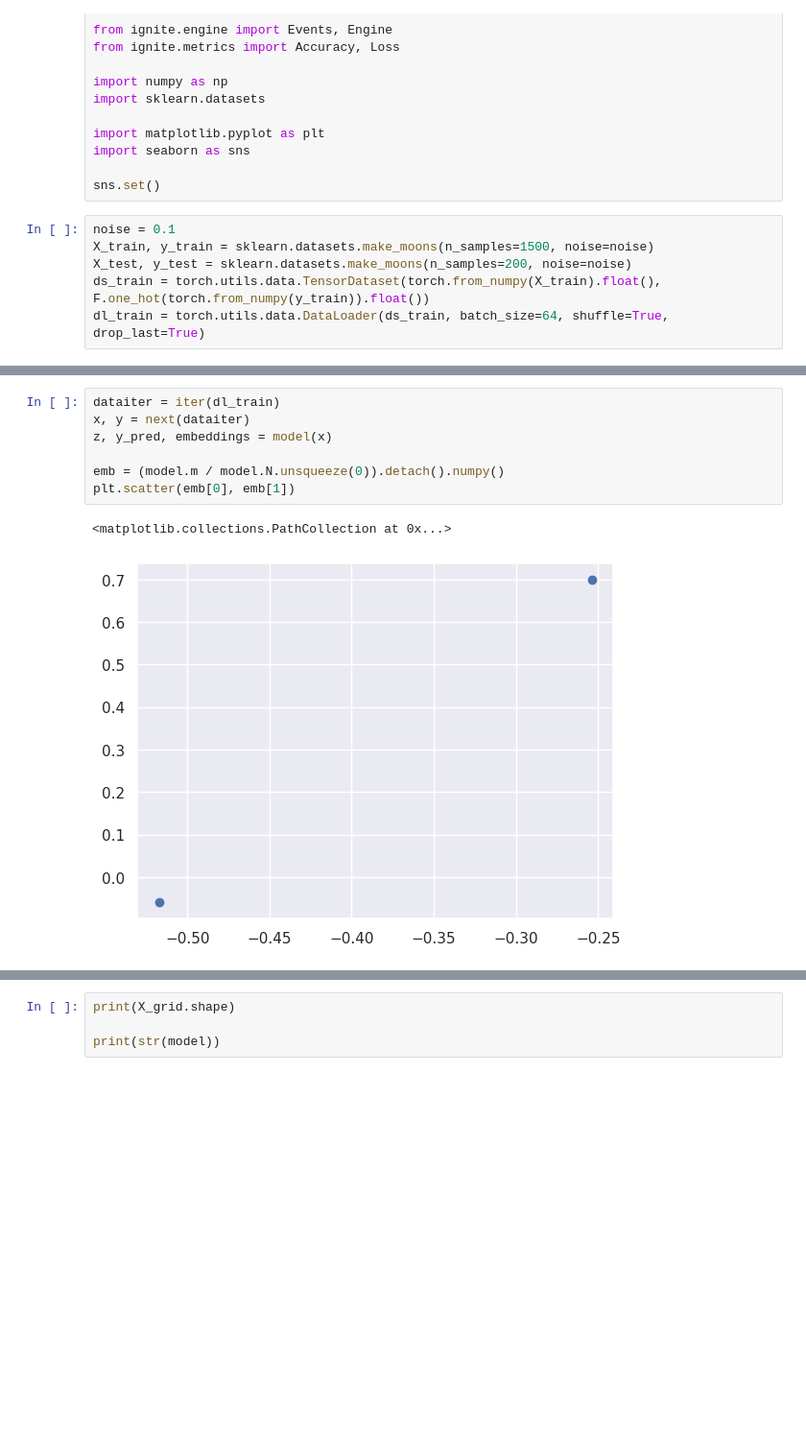
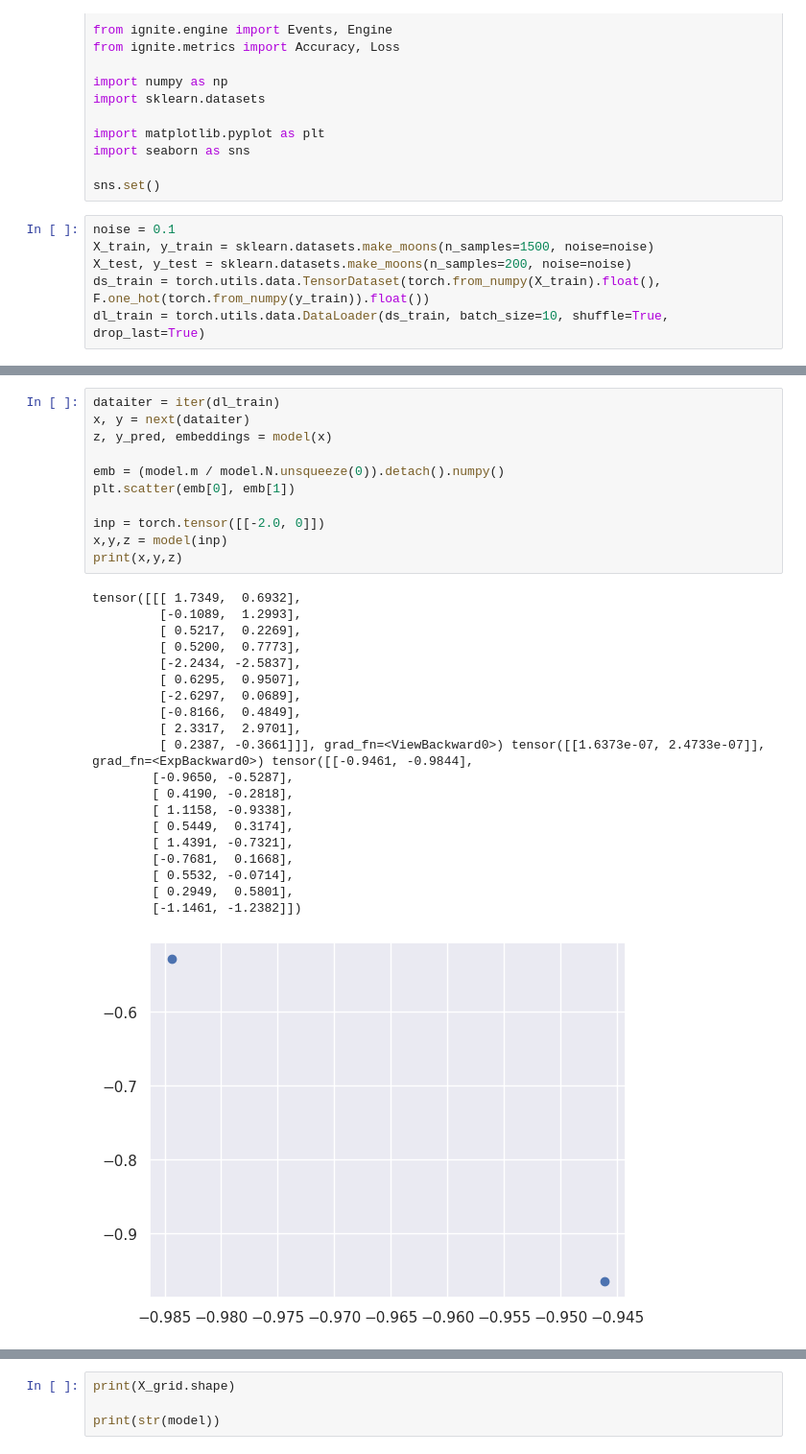
Before and after one commit to RnDProjectsDeebul/MohanRajRnD, a Jupyter notebook: DDU_/visualisation/two_moons.ipynb, the cells around one changed output, grey strips where cells are left out. Shown: that part at 96% size. Saved outputs shown, nothing was run; the diff lists cells and outputs as text; blank space fills up the shorter version.

```diff
--- a/DDU_/visualisation/two_moons.ipynb
+++ b/DDU_/visualisation/two_moons.ipynb
@@ -19,4 +19,4 @@ noise = 0.1
 X_train, y_train = sklearn.datasets.make_moons(n_samples=1500, noise=noise)
 X_test, y_test = sklearn.datasets.make_moons(n_samples=200, noise=noise)
 ds_train = torch.utils.data.TensorDataset(torch.from_numpy(X_train).float(), F.one_hot(torch.from_numpy(y_train)).float())
-dl_train = torch.utils.data.DataLoader(ds_train, batch_size=64, shuffle=True, drop_last=True)
+dl_train = torch.utils.data.DataLoader(ds_train, batch_size=10, shuffle=True, drop_last=True)
@@ -233,13 +262,35 @@ tensor([[[-0.8277,  0.8421],
 # %%
 dataiter = iter(dl_train)
 x, y = next(dataiter)
 z, y_pred, embeddings = model(x)
 
 emb = (model.m / model.N.unsqueeze(0)).detach().numpy()
 plt.scatter(emb[0], emb[1])
+
+inp = torch.tensor([[-2.0, 0]])
+x,y,z = model(inp)
+print(x,y,z)
 # %% [output]
-<matplotlib.collections.PathCollection at 0x...>
+tensor([[[ 1.7349,  0.6932],
+         [-0.1089,  1.2993],
+         [ 0.5217,  0.2269],
+         [ 0.5200,  0.7773],
+         [-2.2434, -2.5837],
+         [ 0.6295,  0.9507],
+         [-2.6297,  0.0689],
+         [-0.8166,  0.4849],
+         [ 2.3317,  2.9701],
+         [ 0.2387, -0.3661]]], grad_fn=<ViewBackward0>) tensor([[1.6373e-07, 2.4733e-07]], grad_fn=<ExpBackward0>) tensor([[-0.9461, -0.9844],
+        [-0.9650, -0.5287],
+        [ 0.4190, -0.2818],
+        [ 1.1158, -0.9338],
+        [ 0.5449,  0.3174],
+        [ 1.4391, -0.7321],
+        [-0.7681,  0.1668],
+        [ 0.5532, -0.0714],
+        [ 0.2949,  0.5801],
+        [-1.1461, -1.2382]])
-[figure, old version]
+[figure, new version]
 # %%
 dataiter = iter(dl_train)
 x, y = next(dataiter)
```
Also changed, not shown: parts of 12 cells of this notebook, 32 other files.
